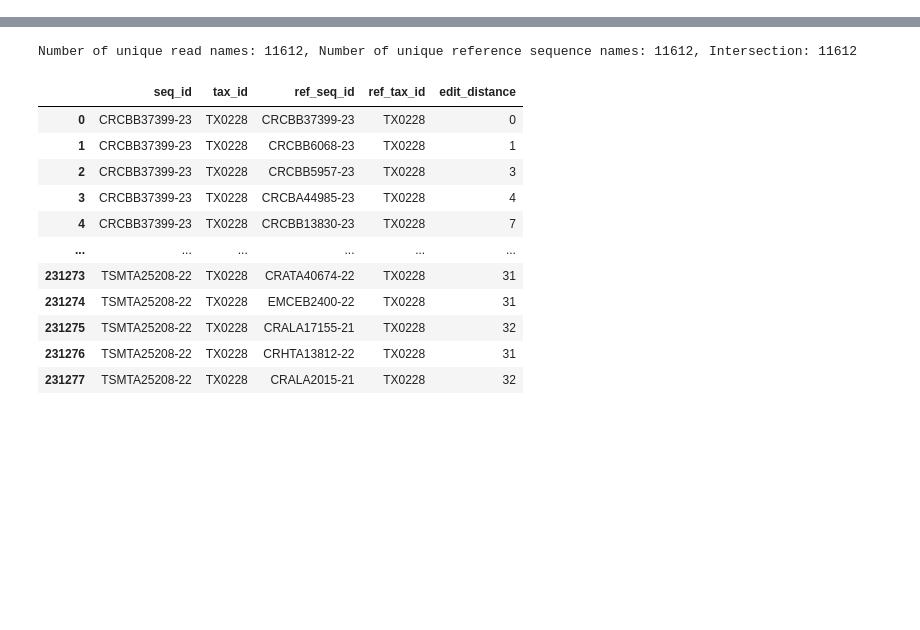
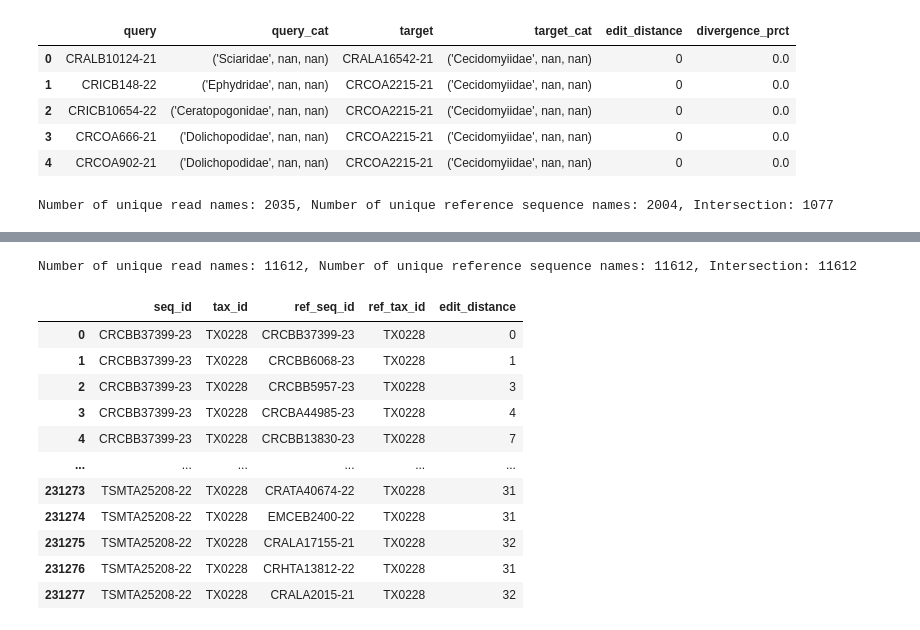
Before and after one commit to CIBIO-BU/catnip-seq, a Jupyter notebook: test-cases/test-case-PR1-90prcnt/pre-process-sam.ipynb, the cells around one changed output, grey strips where cells are left out. Saved outputs shown, nothing was run; the diff lists cells and outputs as text; code cells hidden in the pictures; blank space fills up the shorter version.

```diff
--- a/test-cases/test-case-PR1-90prcnt/pre-process-sam.ipynb
+++ b/test-cases/test-case-PR1-90prcnt/pre-process-sam.ipynb
@@ -1,3 +1,21 @@
+# %%
+import pandas as pd
+df = pd.read_csv("/home/camilababo/Documents/coding-projects/CD-HIT/test-cases/ntx_processed.tsv", sep='\t', header=0, index_col=None)
+df.head()
+# %% [output]
+|  | query | query_cat | target | target_cat | edit_distance | divergence_prct |
+| 0 | CRALB10124-21 | ('Sciaridae', nan, nan) | CRALA16542-21 | ('Cecidomyiidae', nan, nan) | 0 | 0.0 |
+| 1 | CRICB148-22 | ('Ephydridae', nan, nan) | CRCOA2215-21 | ('Cecidomyiidae', nan, nan) | 0 | 0.0 |
+| 2 | CRICB10654-22 | ('Ceratopogonidae', nan, nan) | CRCOA2215-21 | ('Cecidomyiidae', nan, nan) | 0 | 0.0 |
+| 3 | CRCOA666-21 | ('Dolichopodidae', nan, nan) | CRCOA2215-21 | ('Cecidomyiidae', nan, nan) | 0 | 0.0 |
+| 4 | CRCOA902-21 | ('Dolichopodidae', nan, nan) | CRCOA2215-21 | ('Cecidomyiidae', nan, nan) | 0 | 0.0 |
+# %%
+read_name = set(df['query'])
+ref_seq_name = set(df['target'])
+intersection = len(read_name.intersection(ref_seq_name))
+print(f"Number of unique read names: {len(read_name)}, Number of unique reference sequence names: {len(ref_seq_name)}, Intersection: {intersection}")
+# %% [output]
+Number of unique read names: 2035, Number of unique reference sequence names: 2004, Intersection: 1077
 # %%
 import pandas as pd
 align_sam = pd.read_csv("bowtie_align_mico_103569.sam", sep='\t', header=None, skiprows=11614)
```
Also changed, not shown: 9 other files.
